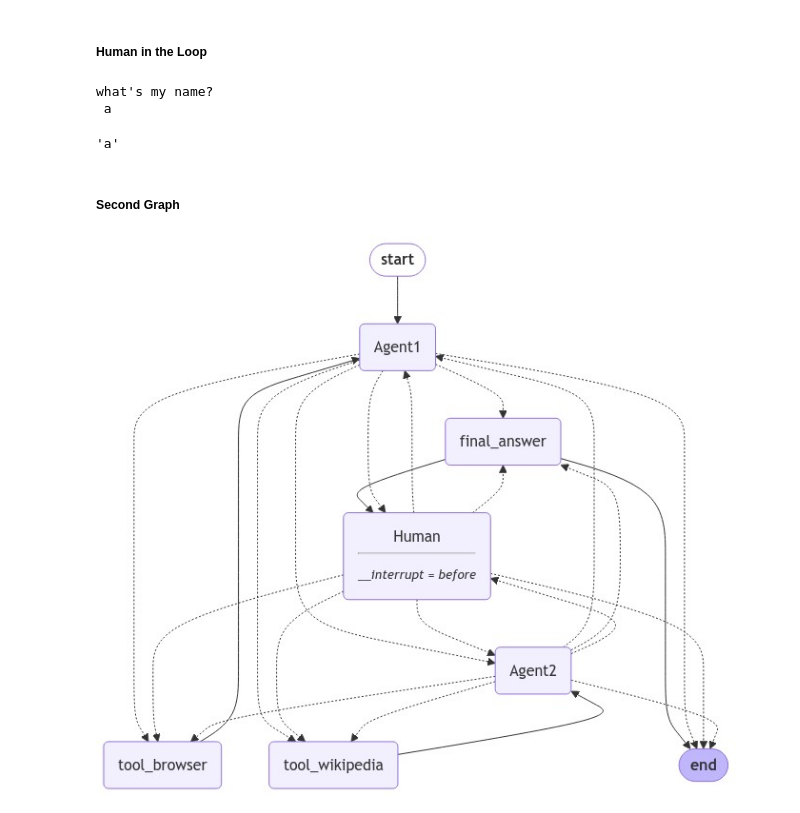
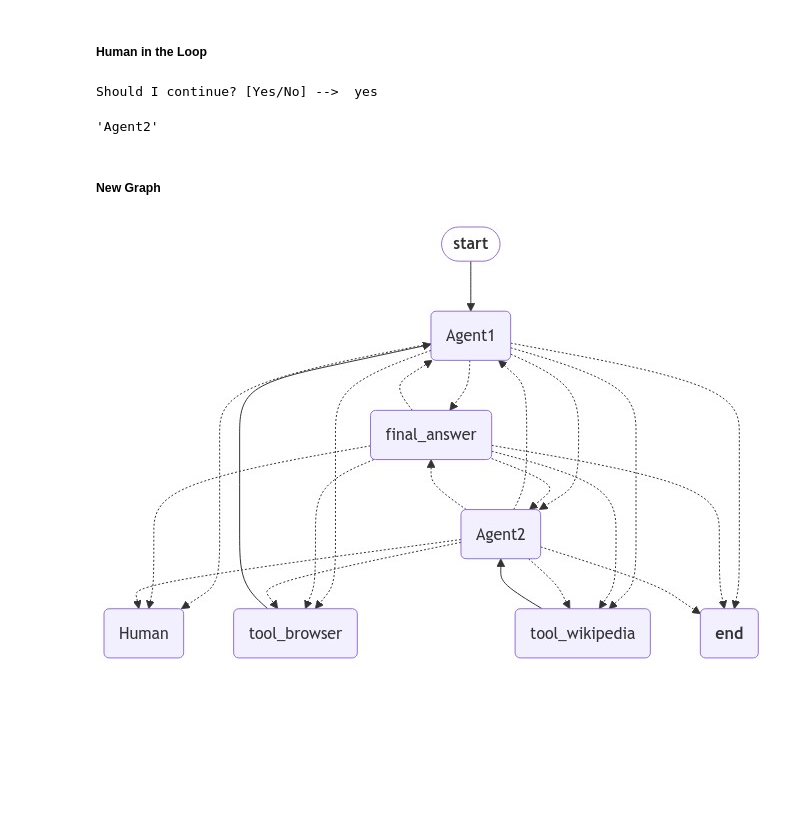
Before and after one commit to mdipietro09/GenerativeAI, a Jupyter notebook: Agents_fromScratch/notebook.ipynb, the cells around one changed output. Saved outputs shown, nothing was run; the diff lists cells and outputs as text; code cells hidden in the pictures; blank space fills up the shorter version.

```diff
--- a/Agents_fromScratch/notebook.ipynb
+++ b/Agents_fromScratch/notebook.ipynb
@@ -490,6 +458,7 @@ Jones had notably voiced the antagonist Darth Vader in the Star Wars franchise,
 # %%
-dic_tools_2 = {"tool_wikipedia":tool_wikipedia,
-               "final_answer":final_answer}
+dic_tools = {"tool_browser":tool_browser,
+             "final_answer":final_answer,
+             "tool_wikipedia":tool_wikipedia}
 # %%
 def node_agent_2(state):
     print("--- node_agent 2 ---")
@@ -500,28 +471,26 @@ def node_agent_2(state):
     return {"lst_res":[agent_res]} #<--must return a the list of agent_res
 # %% [markdown]
 ##### Human in the Loop
-# %%
-from langchain.agents import load_tools
-
-tool_human = load_tools(["human"])[0]
-tool_human.run("what's my name?")
-# %% [output]
-what's my name?
- a
-'a'
 # %%
-def ask_human(state):
-    tool_human.run("Should I search more?")
+# Node
+def human_node(state):
     pass
 
-def should_continue(state):
-    last_res = state["lst_res"][-1]
-    if last_res.output == "yes":
-        return "Human"
+# Conditional Edges
+def human_edges(state):
+    user_feedback = input("Should I continue? [Yes/No] --> ")
+    if user_feedback.lower() in ["yes","y"]:
+        return "Agent2"
     else:
-        return "final_answer"
+        return END
+
+# test
+human_edges(state)
+# %% [output]
+Should I continue? [Yes/No] -->  yes
+'Agent2'
 # %% [markdown]
-##### Second Graph
+##### New Graph
 # %%
 ## start the graph
 workflow = StateGraph(State)
@@ -534,47 +503,43 @@ workflow.set_entry_point(key="Agent1") #<--user query
 ## add Tools nodes
 workflow.add_node(node="tool_browser", action=node_tool)
 workflow.add_node(node="final_answer", action=node_tool)
 
+## normal_edges to Agent
+workflow.add_edge(start_key="tool_browser", end_key="Agent1")
+
 ## conditional_edges from Agent
 workflow.add_conditional_edges(source="Agent1", path=conditional_edges)
 
-## normal_edges to Agent
-workflow.add_edge(start_key="tool_browser", end_key="Agent1")
-
 ########################## Human ##########################
 ## add Human node
-workflow.add_node(node="Human", action=ask_human)
-
-## normal_edges to Human
-workflow.add_edge(start_key="final_answer", end_key="Human")
+workflow.add_node(node="Human", action=human_node)
 
 ## conditional_edges from Human
-workflow.add_conditional_edges(source="Human", path=should_continue)
+workflow.add_conditional_edges(source="final_answer", path=human_edges)
 
 ########################## Agent 2 ##########################
 ## add Agent node
 workflow.add_node(node="Agent2", action=node_agent_2)
 
 ## add Tools nodes
 workflow.add_node(node="tool_wikipedia", action=node_tool)
 
+## normal_edges to Agent
+workflow.add_edge(start_key="tool_wikipedia", end_key="Agent2")
+
 ## conditional_edges from Agent
 workflow.add_conditional_edges(source="Agent2", path=conditional_edges)
 
-## normal_edges to Agent
-workflow.add_edge(start_key="tool_wikipedia", end_key="Agent2")
-
 ########################## End ##########################
 ## end the graph
-workflow.add_edge(start_key="final_answer", end_key=END)
-g2 = workflow.compile(interrupt_before=["Human"])
+g2 = workflow.compile()
 
 ## plot
 display(Image(
     g2.get_graph().draw_mermaid_png(draw_method=MermaidDrawMethod.API)
 ))
 # %% [output]
-[figure, old version]
+[figure, new version]
 # %%
 out_2 = g2.invoke(input=state)
 agent_out_2 = out_2['output'].tool_output
```
Also changed, not shown: parts of 20 cells of this notebook.
